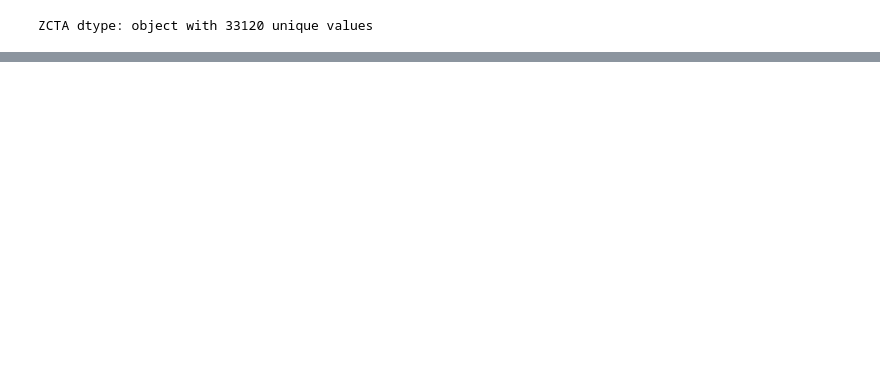
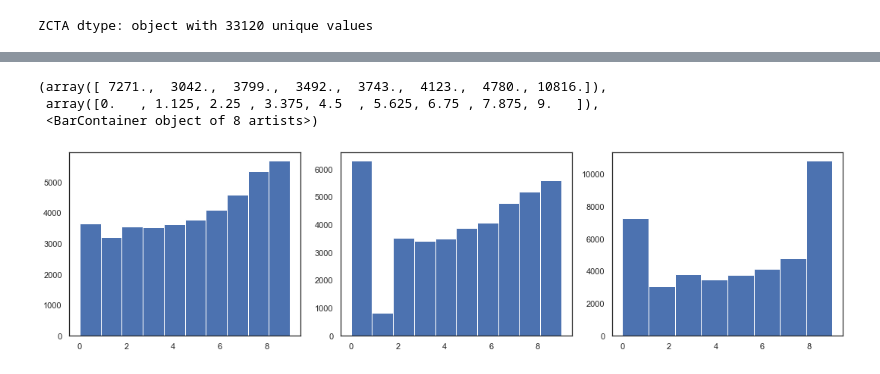
Before and after one commit to diana-kungu/E-commerce-RFM-Analysis, a Jupyter notebook: zcta.ipynb, the cells around one changed output, grey strips where cells are left out. Cells and saved outputs as stored; diff of their text form; code cells hidden in the pictures; blank space fills up the shorter version.

Commit message:
Zipcode classification

```diff
--- a/zcta.ipynb
+++ b/zcta.ipynb
@@ -6,3 +1,20 @@ from pandas import read_csv, merge, read_excel, ExcelFile, concat
+# %%
+''' 1. Zipcodes to ZCTAs mapping
+This script maps every US zipcode to its corresponding ZCTA as mapped
+by US Bearue of Statistics
+
+2. Socio-economic classification of Zipcodes/ZCTAs
+using K-Means Clustering Algorithm by household income
+'''
+# Authour Diana Kung'u
+
+from pandas import read_csv, merge, read_excel, ExcelFile, concat, qcut, cut
+import numpy as np
+
+import matplotlib.pyplot as plt
+%matplotlib inline
+import seaborn as sns
+sns.set(style='white')
 # %%
 #Read Data
 zctas = read_csv('.\Input\ZCTA_Household_income.csv')
@@ -66,0 +77,4 @@ df
+# %%
+df['RFM_Score'] = df[['RFM1', 'RFM2', 'RFM3']].sum(axis = 1)
+df['RFM_Group'] = df['RFM1'].map(str) + df['RFM2'].map(str) + df['RFM3'].map(str)
+df.head()
@@ -66,0 +88,13 @@ df
+# %%
+#Distribution of RFM 1, RFM 2 and RFM 3
+figure, axs = plt.subplots(1, 3,figsize=(15, 4), facecolor='w', edgecolor='k',
+                             tight_layout=True)
+
+axs[0].hist(df.RFM1, bins=10)
+axs[1].hist(df.RFM2, bins=10)
+axs[2].hist(df.RFM3, bins=8)
+# %% [output]
+(array([ 7271.,  3042.,  3799.,  3492.,  3743.,  4123.,  4780., 10816.]),
+ array([0.   , 1.125, 2.25 , 3.375, 4.5  , 5.625, 6.75 , 7.875, 9.   ]),
+ <BarContainer object of 8 artists>)
+[figure, added]
```
Also changed, not shown: parts of 10 cells of this notebook.
